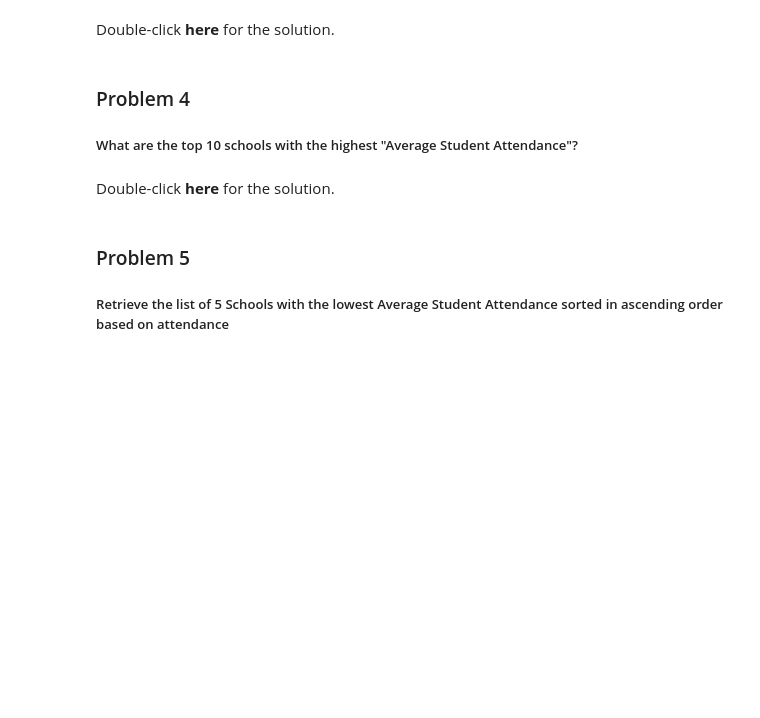
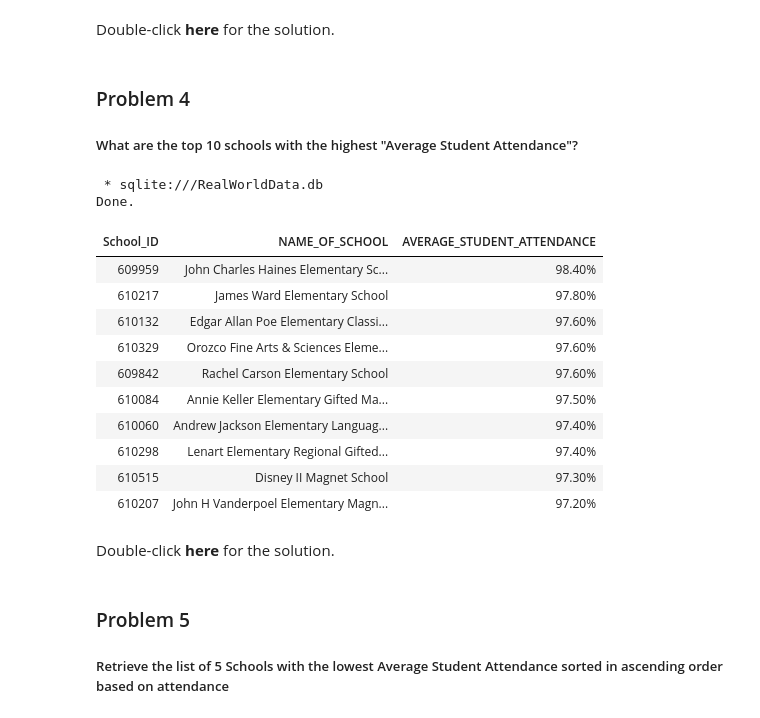
Before and after one commit to louisng893/IBM-DataScience, a Jupyter notebook: 6 - Databases and SQL for Data Science with Python/DB0201EN-Week4-1-1-RealDataPractice-v5-sqlite-Learner-v2.ipynb, the cells around one changed output. Cells and saved outputs as stored; diff of their text form; code cells hidden in the pictures; blank space fills up the shorter version.

```diff
--- a/6 - Databases and SQL for Data Science with Python/DB0201EN-Week4-1-1-RealDataPractice-v5-sqlite-Learner-v2.ipynb
+++ b/6 - Databases and SQL for Data Science with Python/DB0201EN-Week4-1-1-RealDataPractice-v5-sqlite-Learner-v2.ipynb
@@ -235,6 +275,24 @@ Correct answer: several schools with with Safety Score of 99.
 ### Problem 4
 
 ##### What are the top 10 schools with the highest "Average Student Attendance"?
+# %%
+%sql select School_ID, NAME_OF_SCHOOL, AVERAGE_STUDENT_ATTENDANCE FROM SCHOOLS \
+ORDER BY AVERAGE_STUDENT_ATTENDANCE DESC NULLS LAST LIMIT 10
+# NULLS LAST: Take the null cells at the last of  the table
+# %% [output]
+ * sqlite:///RealWorldData.db
+Done.
+| School_ID | NAME_OF_SCHOOL | AVERAGE_STUDENT_ATTENDANCE |
+| 609959 | John Charles Haines Elementary Sc... | 98.40% |
+| 610217 | James Ward Elementary School | 97.80% |
+| 610132 | Edgar Allan Poe Elementary Classi... | 97.60% |
+| 610329 | Orozco Fine Arts & Sciences Eleme... | 97.60% |
+| 609842 | Rachel Carson Elementary School | 97.60% |
+| 610084 | Annie Keller Elementary Gifted Ma... | 97.50% |
+| 610060 | Andrew Jackson Elementary Languag... | 97.40% |
+| 610298 | Lenart Elementary Regional Gifted... | 97.40% |
+| 610515 | Disney II Magnet School | 97.30% |
+| 610207 | John H Vanderpoel Elementary Magn... | 97.20% |
 # %% [markdown]
 Double-click **here** for the solution.
 
```
Also changed, not shown: parts of 14 cells of this notebook, 7 other files.
